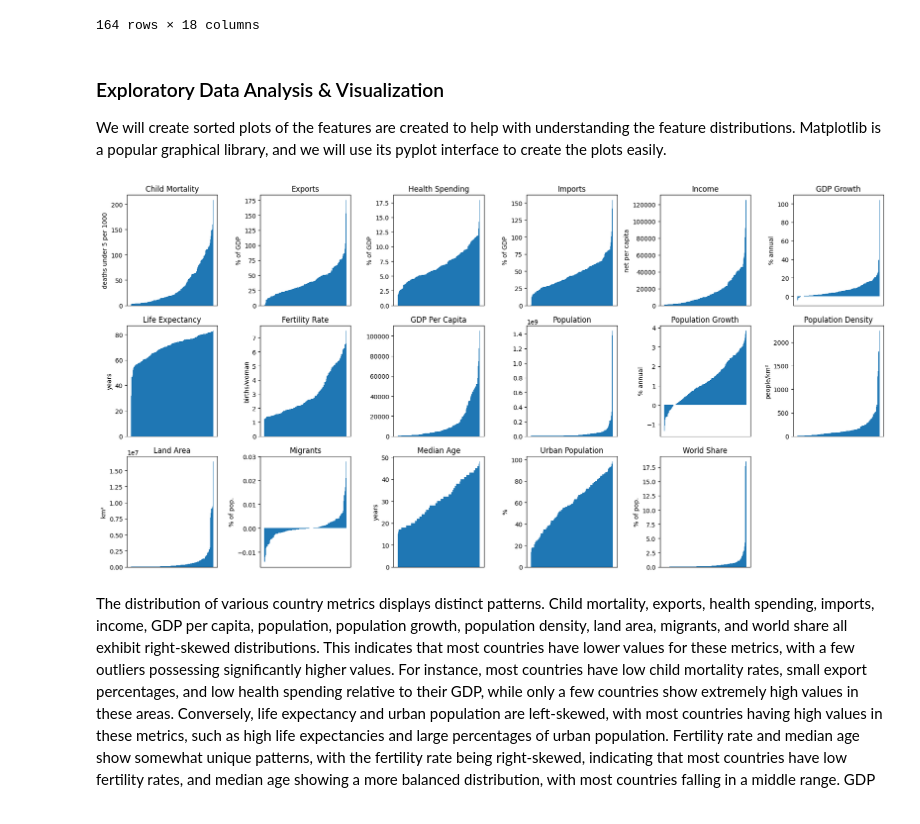
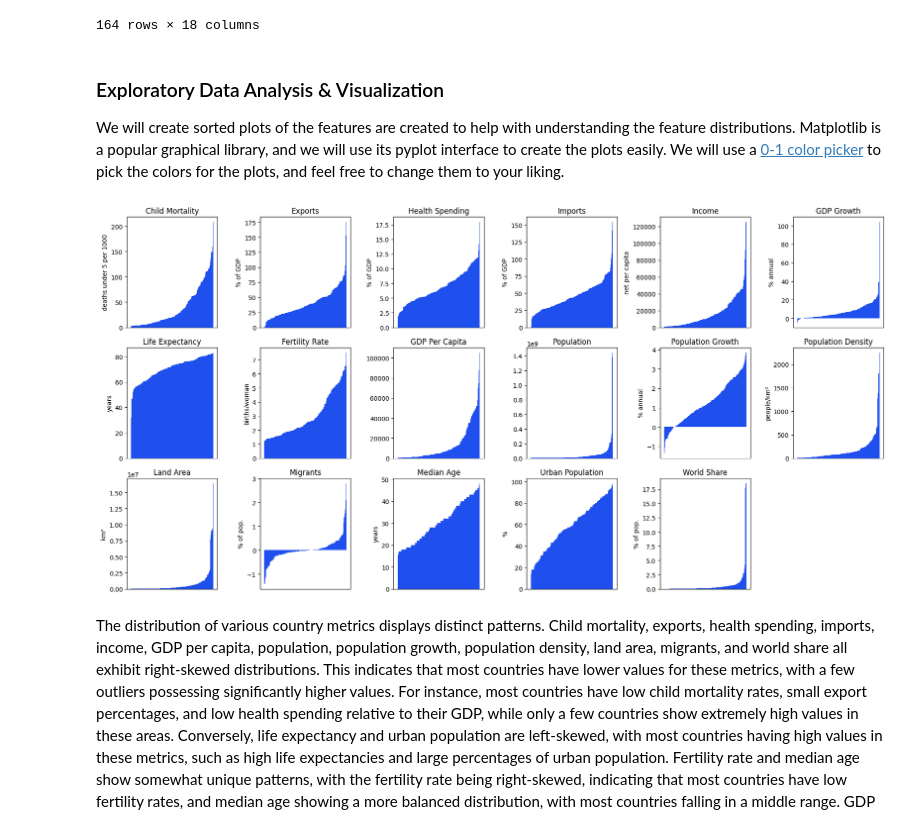
Before and after one commit to 0danylo/0danylo.github.io, a Jupyter notebook: final.ipynb, the cells around one changed output. Saved outputs shown, nothing was run; the diff lists cells and outputs as text; code cells hidden in the pictures.

```diff
--- a/final.ipynb
+++ b/final.ipynb
@@ -75,7 +76,7 @@ df['urban_pop'] = df['urban_pop'].str[:-2]
 df['world_share'] = df['world_share'].str[:-2]
 
 # adjust migrant data
-df['migrants'] /= df['population']
+df['migrants'] /= (df['population']/ 100)
 
 # make all values (except country name) numeric for processing
 df.iloc[:, 1:] = df.iloc[:, 1:].apply(pd.to_numeric, errors='coerce')
@@ -114,34 +115,34 @@ dtype: int64
 # %% [markdown]
 ### Exploratory Data Analysis & Visualization
 
-We will create sorted plots of the features are created to help with understanding the feature distributions. Matplotlib is a popular graphical library, and we will use its pyplot interface to create the plots easily.
+We will create sorted plots of the features are created to help with understanding the feature distributions. Matplotlib is a popular graphical library, and we will use its pyplot interface to create the plots easily. We will use a [0-1 color picker](https://rgbcolorpicker.com/0-1) to pick the colors for the plots, and feel free to change them to your liking.
 # %%
 import matplotlib.pyplot as plt
 
 fig, ax = plt.subplots(3, 6, figsize=(18, 9))
 
 # define units for the y-axis
 titles = ['Child Mortality', 'Exports', 'Health Spending', 'Imports', 'Income', 'GDP Growth', 'Life Expectancy', 'Fertility Rate', 'GDP Per Capita', 'Population', 'Population Growth', 'Population Density', 'Land Area', 'Migrants', 'Median Age', 'Urban Population', 'World Share']
 units = ['deaths under 5 per 1000', '% of GDP', '% of GDP', '% of GDP', 'net per capita', '% annual', 'years', 'births/woman', '', '', '% annual', 'people/km²', 'km²', '% of pop.', 'years', '%', '% of pop.']
 
 for i, col in enumerate(df.drop(columns='country', inplace=False).columns):
   # select the location and plot there
   plt.sca(ax.flatten()[i])
-  plt.bar(df.index, df[col].sort_values(ascending=True), width=1)
+  plt.bar(df.index, df[col].sort_values(ascending=True), width=1, color=(0.122, 0.31, 0.929))
   plt.title(titles[i])
   plt.ylabel(units[i])
 
   # remove bottom labels as they don't help us here
   plt.tick_params(bottom = False, labelbottom=False)
 
 # remove the last plot since we don't use it
 plt.sca(ax.flatten()[-1])
 plt.axis('off')
 
 plt.tight_layout()
 plt.show()
 # %% [output]
-[figure, old version]
+[figure, new version]
 # %% [markdown]
 
 The distribution of various country metrics displays distinct patterns. Child mortality, exports, health spending, imports, income, GDP per capita, population, population growth, population density, land area, migrants, and world share all exhibit right-skewed distributions. This indicates that most countries have lower values for these metrics, with a few outliers possessing significantly higher values. For instance, most countries have low child mortality rates, small export percentages, and low health spending relative to their GDP, while only a few countries show extremely high values in these areas. Conversely, life expectancy and urban population are left-skewed, with most countries having high values in these metrics, such as high life expectancies and large percentages of urban population. Fertility rate and median age show somewhat unique patterns, with the fertility rate being right-skewed, indicating that most countries have low fertility rates, and median age showing a more balanced distribution, with most countries falling in a middle range. GDP growth and population growth display right-skewed distributions but with notable concentrations around lower values. This suggests that while most countries experience low to moderate growth rates, a few outliers exhibit very high growth. Migrants have a distribution centered around zero, indicating low net migration numbers for most countries, with some experiencing significant migration inflows or outflows.
```
Also changed, not shown: parts of 18 cells of this notebook, 1 other file.
